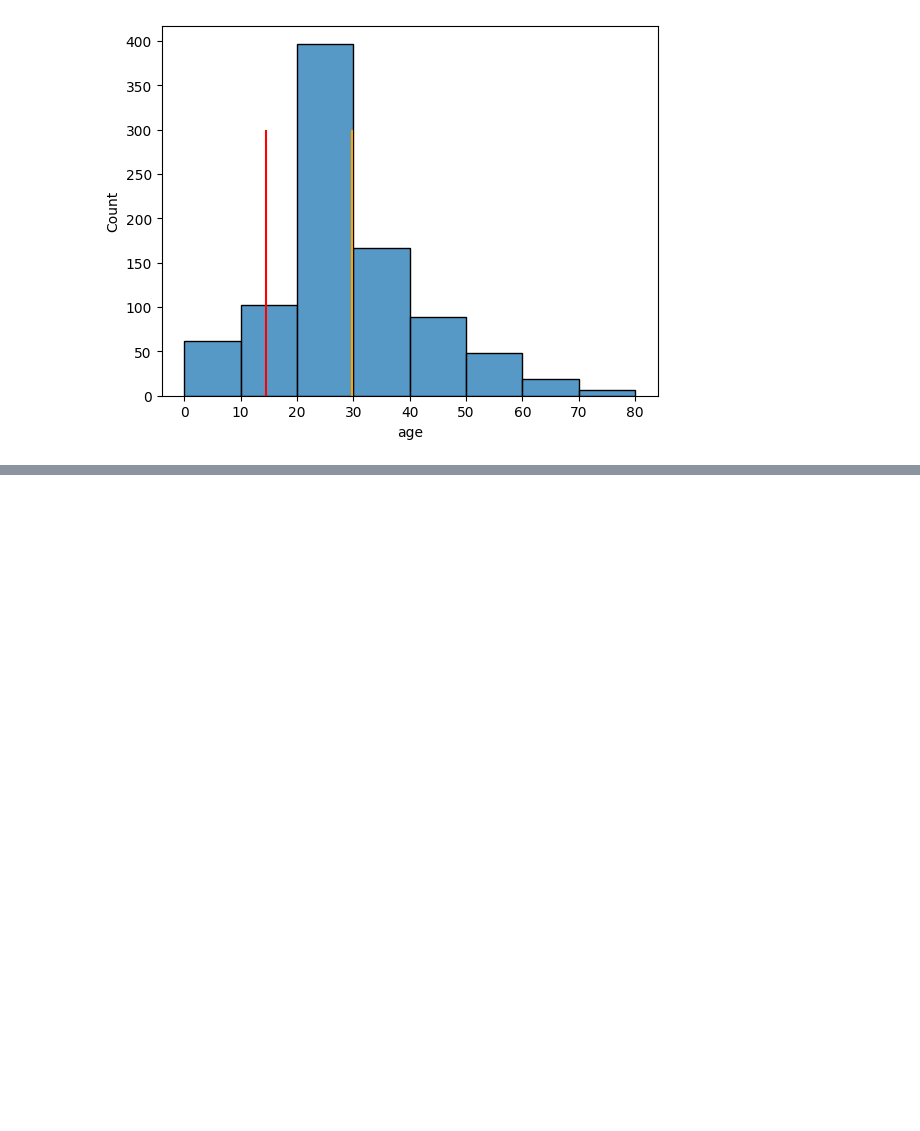
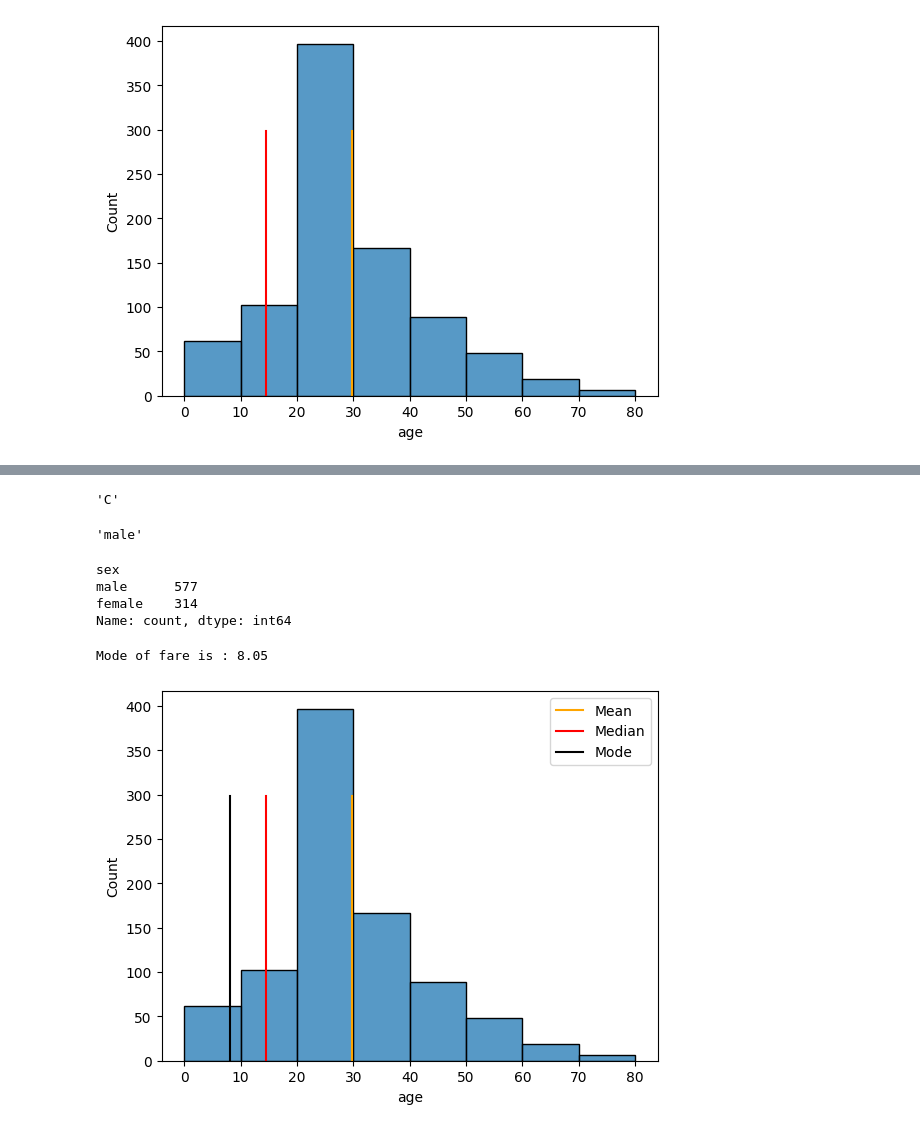
Before and after one commit to alokpandey098/Data-analyst, a Jupyter notebook: 9-Statstics/9.1-stats.ipynb, the cells around one changed output, grey strips where cells are left out. Drawn from its saved outputs; the diff is of its cells as text; code cells hidden in the pictures; blank space fills up the shorter version.

Commit message:
Mode

```diff
--- a/9-Statstics/9.1-stats.ipynb
+++ b/9-Statstics/9.1-stats.ipynb
@@ -98,0 +112,31 @@ plt.show()
+# %%
+# Mode
+data['deck'].mode()[0]
+# %% [output]
+'C'
+# %%
+data['sex'].mode()[0]
+# %% [output]
+'male'
+# %%
+data['sex'].value_counts()
+# %% [output]
+sex
+male      577
+female    314
+Name: count, dtype: int64
+# %%
+mod = data['fare'].mode()[0]
+print('Mode of fare is :',mod)
+# %% [output]
+Mode of fare is : 8.05
+# %%
+# Ploting Median alongwith mean
+sns.histplot(x=data['age'],bins=[ i for i in range(0,81,10)])
+plt.plot([avg for i in range(0,300)],[i for i in range(0,300)],c='orange',label='Mean')
+plt.plot([med for i in range(0,300)],[i for i in range(0,300)],c='red',label='Median')
+plt.plot([mod for i in range(0,300)],[i for i in range(0,300)],c='black',label='Mode')
+plt.legend()
+plt.show()
+# %% [output]
+[figure, added]
```
Also changed, not shown: parts of 3 cells of this notebook.
